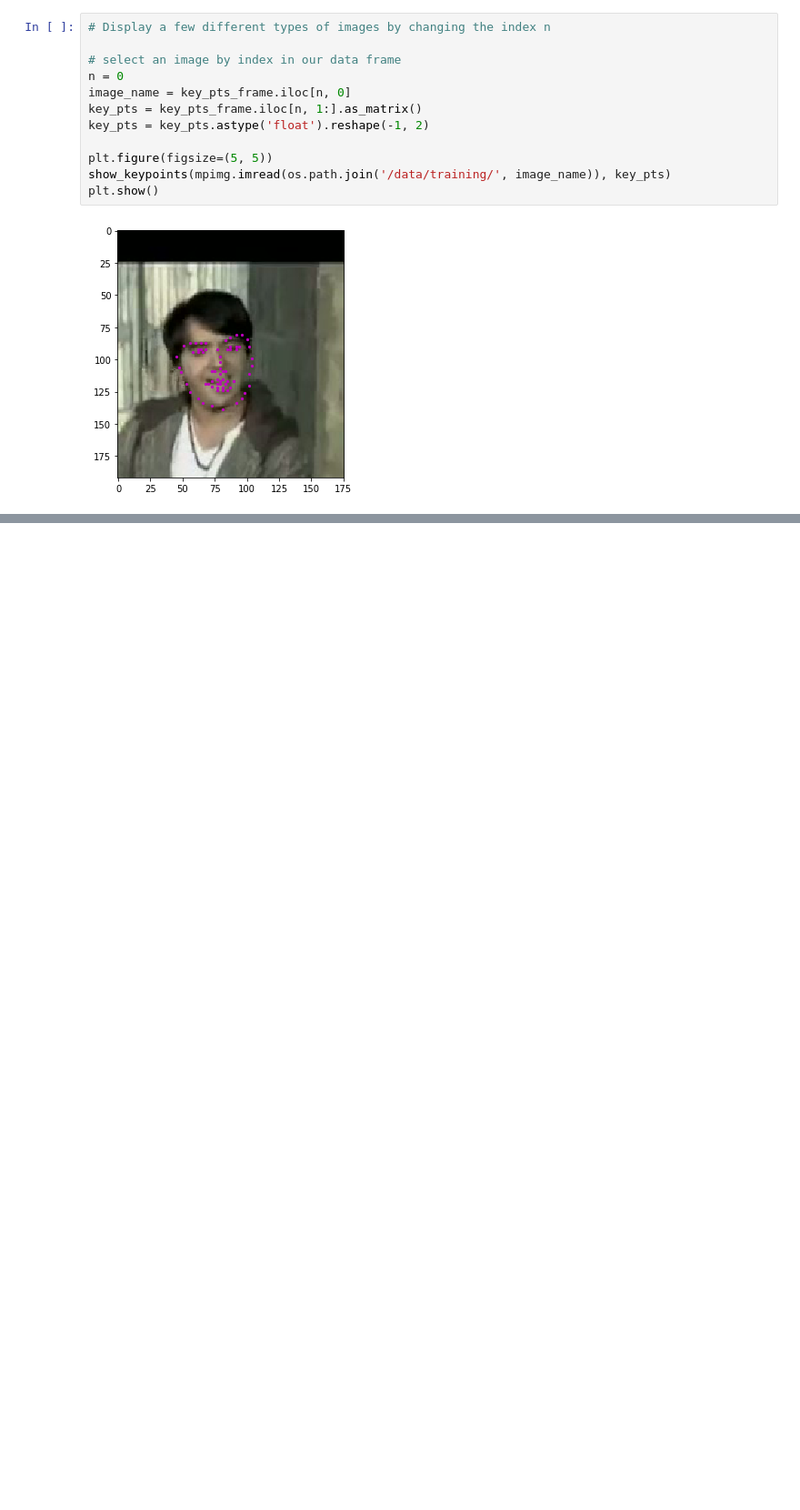
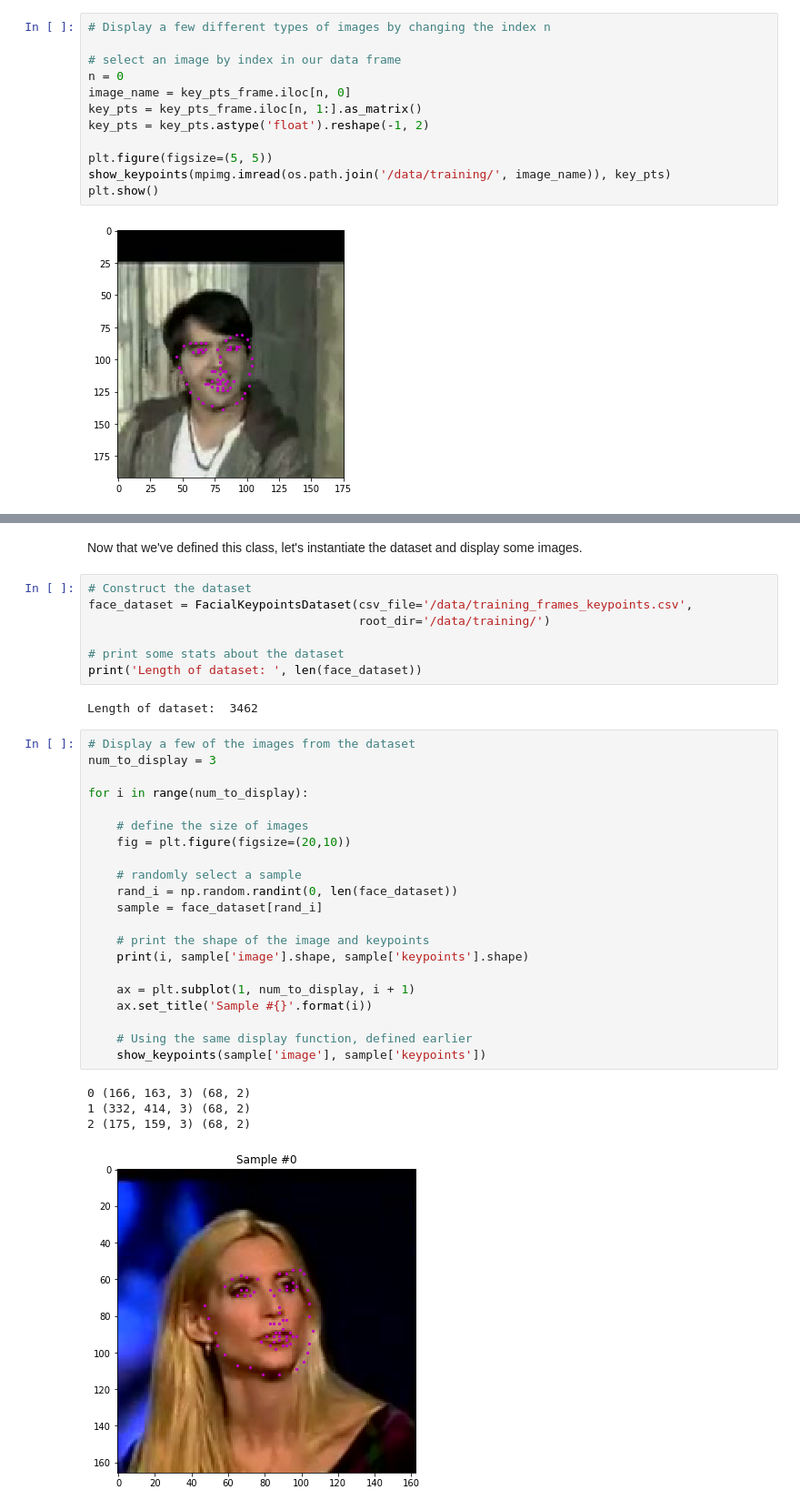
Before and after one commit to kapilchandorikar/FacialKeypointDetection, a Jupyter notebook: 1. Load and Visualize Data.ipynb, the cells around one changed output, grey strips where cells are left out. Shown at 91% size. Cells and saved outputs as stored; diff of their text form; blank space fills up the shorter version.

```diff
--- a/1. Load and Visualize Data.ipynb
+++ b/1. Load and Visualize Data.ipynb
@@ -112,0 +180,37 @@ plt.show()
+# %% [markdown]
+Now that we've defined this class, let's instantiate the dataset and display some images.
+# %%
+# Construct the dataset
+face_dataset = FacialKeypointsDataset(csv_file='/data/training_frames_keypoints.csv',
+                                      root_dir='/data/training/')
+
+# print some stats about the dataset
+print('Length of dataset: ', len(face_dataset))
+# %% [output]
+Length of dataset:  3462
+# %%
+# Display a few of the images from the dataset
+num_to_display = 3
+
+for i in range(num_to_display):
+
+    # define the size of images
+    fig = plt.figure(figsize=(20,10))
+
+    # randomly select a sample
+    rand_i = np.random.randint(0, len(face_dataset))
+    sample = face_dataset[rand_i]
+
+    # print the shape of the image and keypoints
+    print(i, sample['image'].shape, sample['keypoints'].shape)
+
+    ax = plt.subplot(1, num_to_display, i + 1)
+    ax.set_title('Sample #{}'.format(i))
+
+    # Using the same display function, defined earlier
+    show_keypoints(sample['image'], sample['keypoints'])
+# %% [output]
+0 (166, 163, 3) (68, 2)
+1 (332, 414, 3) (68, 2)
+2 (175, 159, 3) (68, 2)
+[figure, added]
```
Also changed, not shown: parts of 7 cells of this notebook.
